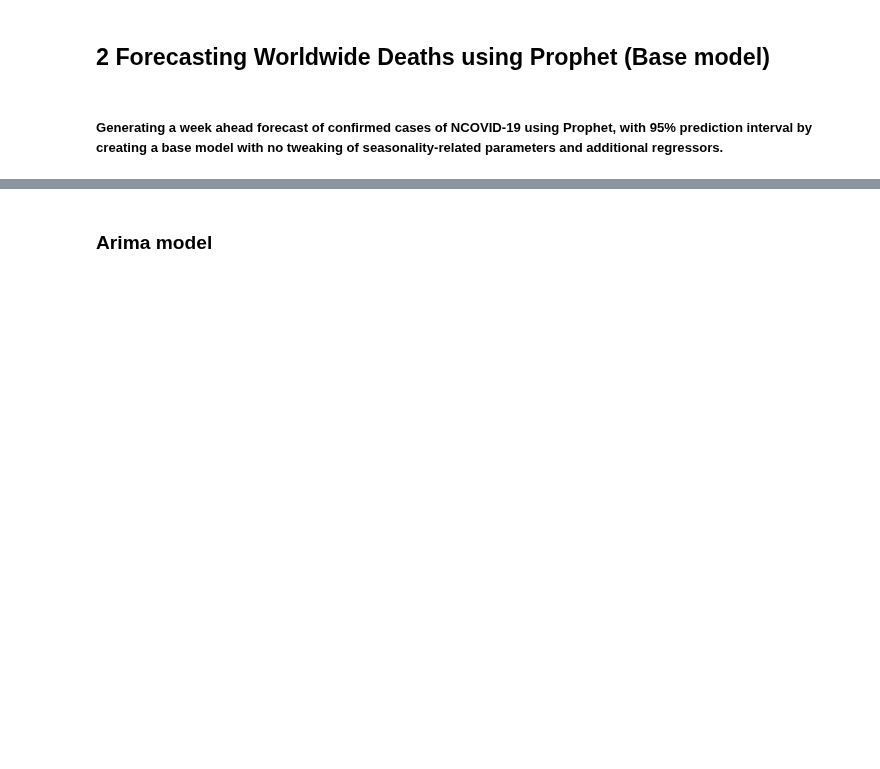
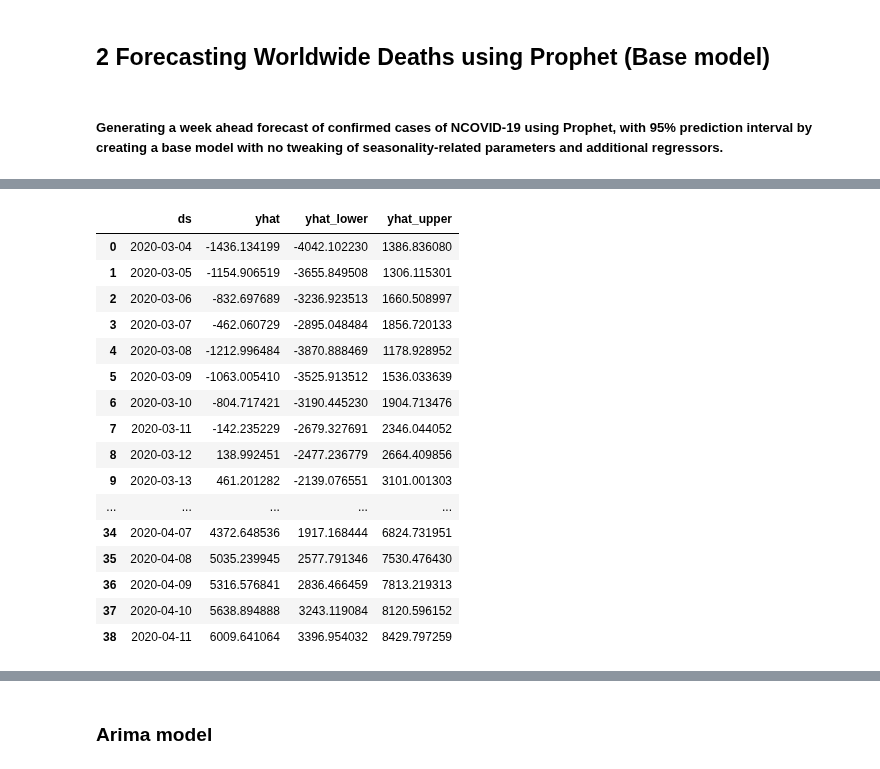
Before and after one commit to DutchDS/Final-Project, a Jupyter notebook: Leo's sandbox/COVID19_prophet.ipynb, the cells around one changed output, grey strips where cells are left out. Saved outputs shown, nothing was run; the diff lists cells and outputs as text; code cells hidden in the pictures; blank space fills up the shorter version.

```diff
--- a/Leo's sandbox/COVID19_prophet.ipynb
+++ b/Leo's sandbox/COVID19_prophet.ipynb
@@ -245,6 +172,6 @@ confirmed_forecast_plot =m.plot_components(forecast)
 ##### Generating a week ahead forecast of confirmed cases of NCOVID-19 using Prophet, with 95% prediction interval by creating a base model with no tweaking of seasonality-related parameters and additional regressors.
 # %%
 m = Prophet(interval_width=0.95)
-m.fit(deaths)
+m.fit(death)
 future = m.make_future_dataframe(periods=7)
 future.tail()
@@ -251,5 +188,23 @@ future.tail()
 # %%
 forecast = m.predict(future)
-forecast[['ds', 'yhat', 'yhat_lower', 'yhat_upper']].tail()
+forecast[['ds', 'yhat', 'yhat_lower', 'yhat_upper']]
+# %% [output]
+|  | ds | yhat | yhat_lower | yhat_upper |
+| 0 | 2020-03-04 | -1436.134199 | -4042.102230 | 1386.836080 |
+| 1 | 2020-03-05 | -1154.906519 | -3655.849508 | 1306.115301 |
+| 2 | 2020-03-06 | -832.697689 | -3236.923513 | 1660.508997 |
+| 3 | 2020-03-07 | -462.060729 | -2895.048484 | 1856.720133 |
+| 4 | 2020-03-08 | -1212.996484 | -3870.888469 | 1178.928952 |
+| 5 | 2020-03-09 | -1063.005410 | -3525.913512 | 1536.033639 |
+| 6 | 2020-03-10 | -804.717421 | -3190.445230 | 1904.713476 |
+| 7 | 2020-03-11 | -142.235229 | -2679.327691 | 2346.044052 |
+| 8 | 2020-03-12 | 138.992451 | -2477.236779 | 2664.409856 |
+| 9 | 2020-03-13 | 461.201282 | -2139.076551 | 3101.001303 |
+| ... | ... | ... | ... | ... |
+| 34 | 2020-04-07 | 4372.648536 | 1917.168444 | 6824.731951 |
+| 35 | 2020-04-08 | 5035.239945 | 2577.791346 | 7530.476430 |
+| 36 | 2020-04-09 | 5316.576841 | 2836.466459 | 7813.219313 |
+| 37 | 2020-04-10 | 5638.894888 | 3243.119084 | 8120.596152 |
+| 38 | 2020-04-11 | 6009.641064 | 3396.954032 | 8429.797259 |
 # %%
 deaths_forecast_plot = m.plot(forecast)
```
Also changed, not shown: parts of 19 cells of this notebook, 35 other files.
